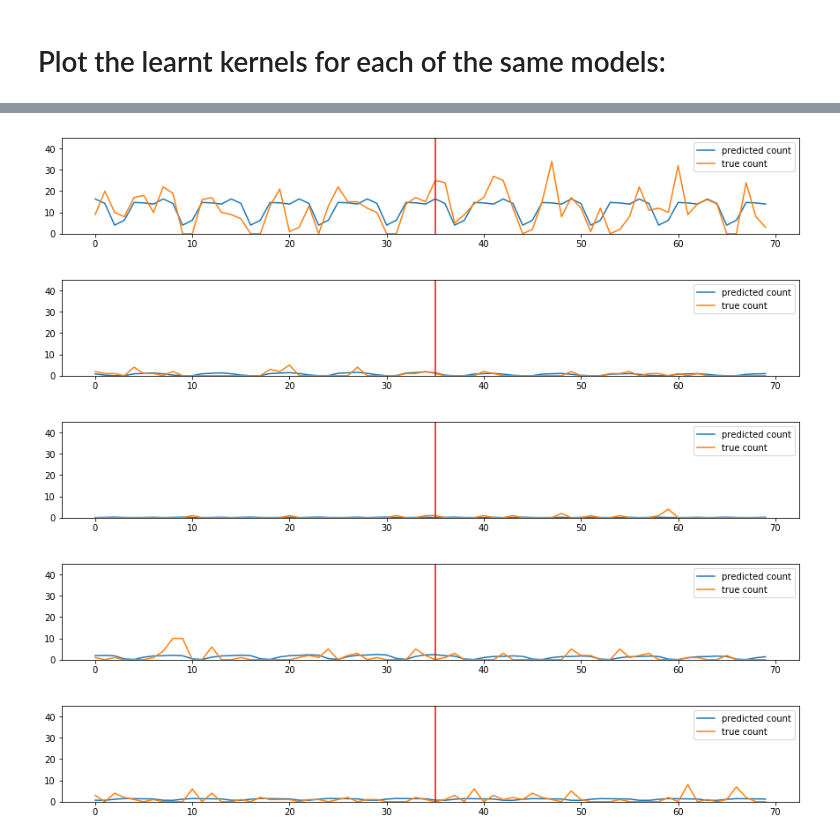
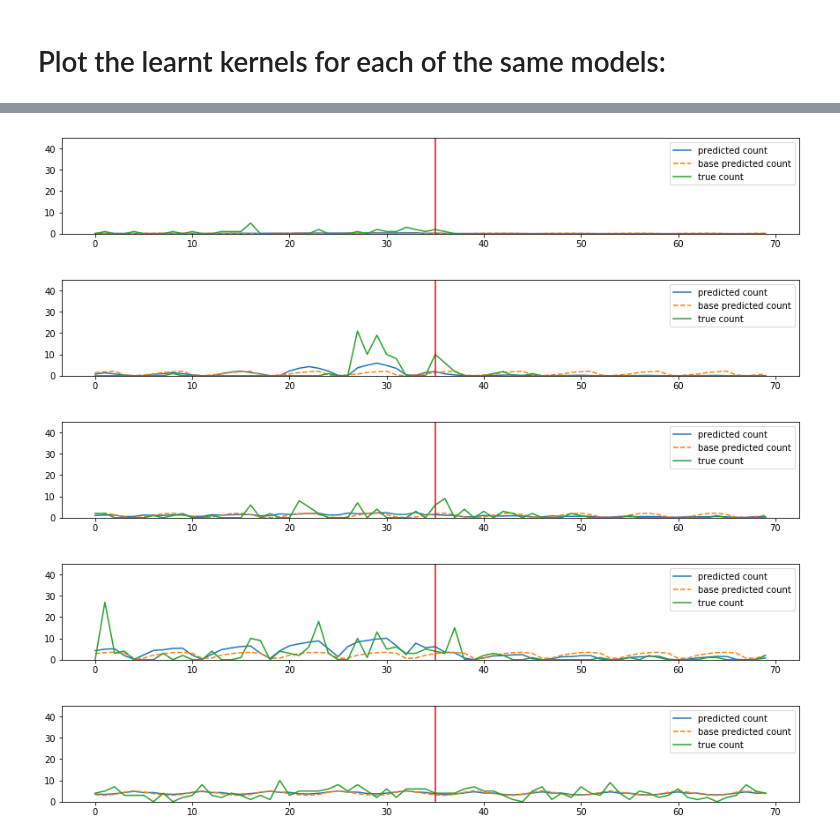
Before and after one commit to NickHoernle/incentive_design, a Jupyter notebook: notebooks/model_count_data_2019-12.ipynb, the cells around one changed output, grey strips where cells are left out. Cells and saved outputs as stored; diff of their text form; code cells hidden in the pictures.

```diff
--- a/notebooks/model_count_data_2019-12.ipynb
+++ b/notebooks/model_count_data_2019-12.ipynb
@@ -251,0 +338,2 @@ plt.show()
+# %%
+sigmoid = lambda x: np.exp(x)/(1+np.exp(x))
@@ -257,8 +383,11 @@ i = 0
 top_right, top_left, bottom_right, bottom_left = [], [], [], []
 top_left_s, top_right_s, bottom_right_s, bottom_left_s = [], [], [], []
 
-for j in range(len(latent_dim)):
-    if (w1*latent_dim[j] > 2 and w2*latent_dim2[j] > 2):
+to_plot = list(range(len(latent_dim)))
+to_plot = np.random.choice(to_plot, size=len(to_plot), replace=False)
+
+for j in to_plot:
+    if (s1_s2[j] == 1):
 
         if i > 4:
             continue
@@ -268,6 +397,7 @@ for j in range(len(latent_dim)):
 
         plt.figure(figsize=(15,2))
         plt.plot(recons[j], label='predicted count')
+        plt.plot(base_recon[j], ls='--', label='base predicted count')
 
         # plt.plot(kern1[j], c='black', ls='--', alpha=.5)
         # plt.plot(kern2[j], c='green', ls='--', alpha=.5)
@@ -288,0 +419,26 @@ for j in range(len(latent_dim)):
+# %%
+i = 0
+bottom_left = []
+to_plot = list(range(len(latent_dim)))
+to_plot = np.random.choice(to_plot, size=len(to_plot), replace=False)
+for j in to_plot:
+    if (min_s1_min_s2[j] == 1):
+
+        bottom_left.append((recons[j], x_outs[j]))
+
+        plt.figure(figsize=(15,2))
+        plt.plot(recons[j], label='predicted count')
+        plt.plot(base_recon[j], ls='--', label='base predicted count')
+
+        # plt.plot(kern1[j], c='black', ls='--', alpha=.5)
+        # plt.plot(kern2[j], c='green', ls='--', alpha=.5)
+        plt.plot(x_outs[j], label='true count')
+        plt.axvline(5*7, c='red')
+        plt.ylim([0,45])
+        plt.legend(loc='best')
+        plt.show()
+
+        i += 1
+
+        if i > 4:
+            break
@@ -289,27 +451,29 @@ for j in range(len(latent_dim)):
 # %%
 i = 0
 for j in range(len(latent_dim)):
-    if (w1*latent_dim[j] < -2 and w2*latent_dim2[j] < -2):
+    if (center[j] == 1):
 
-        bottom_left.append((recons[j], x_outs[j]))
+        top_left.append((recons[j], x_outs[j]))
 
         plt.figure(figsize=(15,2))
         plt.plot(recons[j], label='predicted count')
+        plt.plot(base_recon[j], ls='--', label='base predicted count')
+
         # plt.plot(kern1[j], c='black', ls='--', alpha=.5)
         # plt.plot(kern2[j], c='green', ls='--', alpha=.5)
         plt.plot(x_outs[j], label='true count')
         plt.axvline(5*7, c='red')
         plt.ylim([0,45])
         plt.legend(loc='best')
         plt.show()
 
         i += 1
 
         if i > 4:
             break
 # %% [output]
-[figure, old version]
+[figure, new version]
-[figure, old version]
+[figure, new version]
-[figure, old version]
+[figure, new version]
-[figure, old version]
+[figure, new version]
-[figure, old version]
+[figure, new version]
```
Also changed, not shown: parts of 66 cells of this notebook, 4 other files.
